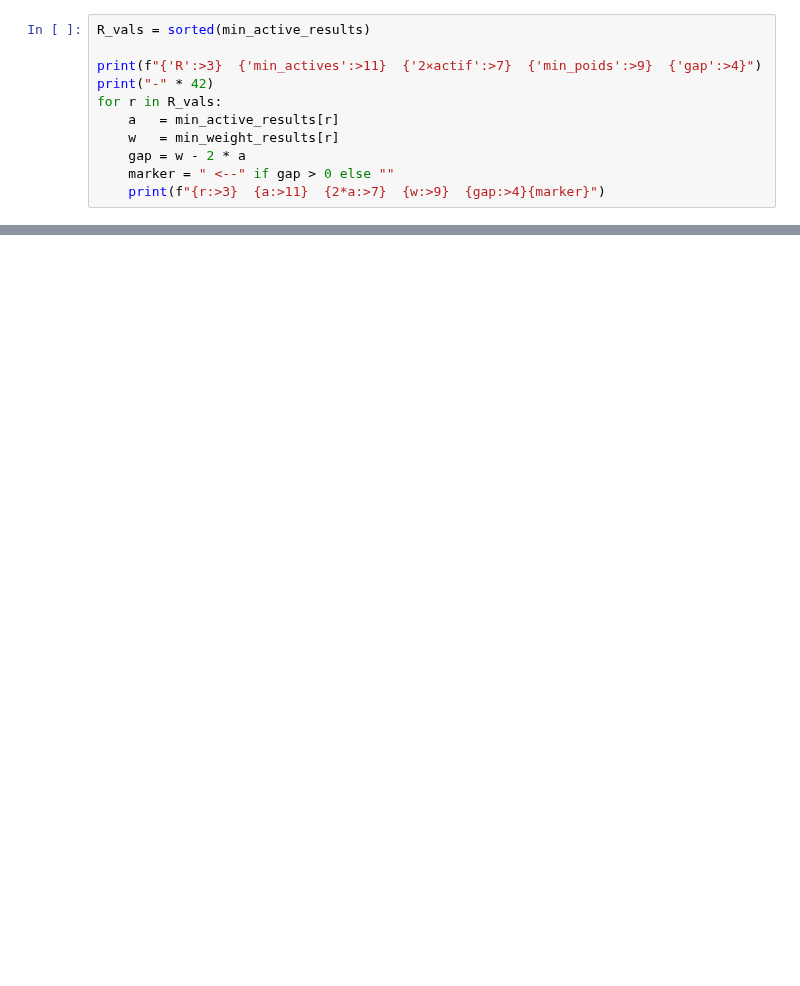
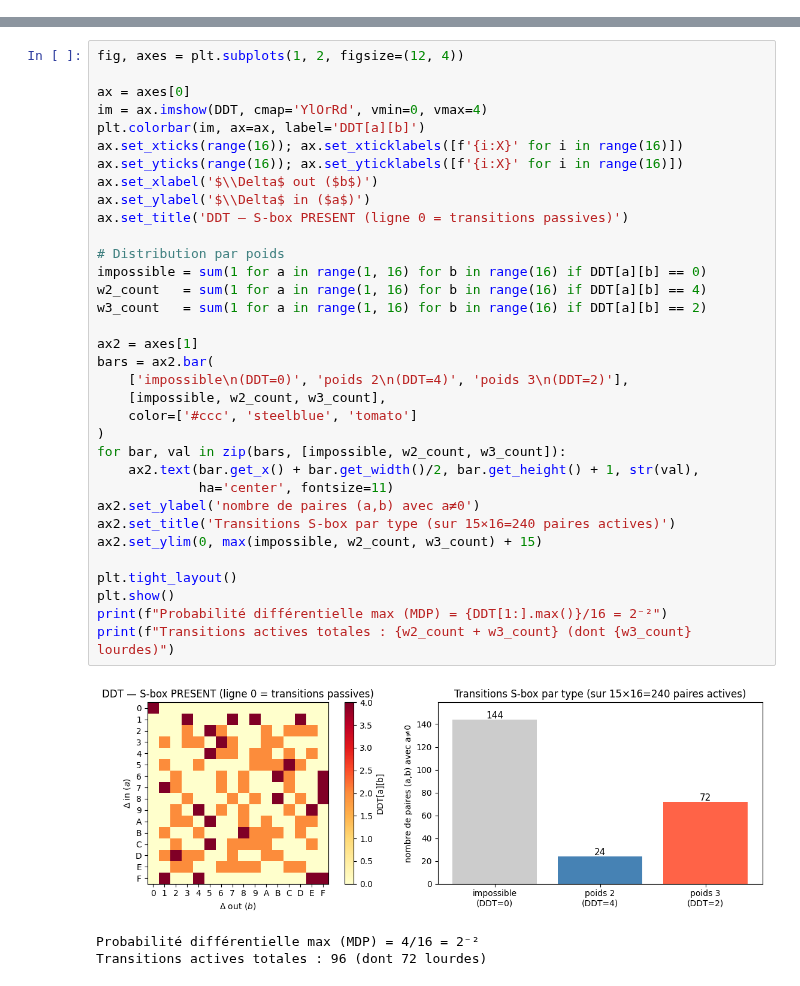
Before and after one commit to touikss/present-sat-cryptanalysis, a Jupyter notebook: notebook.ipynb, the cells around one changed output, grey strips where cells are left out. Cells and saved outputs as stored; diff of their text form; blank space fills up the shorter version.

```diff
--- a/notebook.ipynb
+++ b/notebook.ipynb
@@ -227,11 +0,0 @@ with ProcessPoolExecutor(max_workers=n_workers) as ex:
-# %%
-R_vals = sorted(min_active_results)
-
-print(f"{'R':>3}  {'min_actives':>11}  {'2×actif':>7}  {'min_poids':>9}  {'gap':>4}")
-print("-" * 42)
-for r in R_vals:
-    a   = min_active_results[r]
-    w   = min_weight_results[r]
-    gap = w - 2 * a
-    marker = " <--" if gap > 0 else ""
-    print(f"{r:>3}  {a:>11}  {2*a:>7}  {w:>9}  {gap:>4}{marker}")
@@ -360,0 +158,38 @@ de recherche, mais avec des bornes inférieures $B[r]$ calculées inductivement.
+# %%
+fig, axes = plt.subplots(1, 2, figsize=(12, 4))
+
+ax = axes[0]
+im = ax.imshow(DDT, cmap='YlOrRd', vmin=0, vmax=4)
+plt.colorbar(im, ax=ax, label='DDT[a][b]')
+ax.set_xticks(range(16)); ax.set_xticklabels([f'{i:X}' for i in range(16)])
+ax.set_yticks(range(16)); ax.set_yticklabels([f'{i:X}' for i in range(16)])
+ax.set_xlabel('$\\Delta$ out ($b$)')
+ax.set_ylabel('$\\Delta$ in ($a$)')
+ax.set_title('DDT — S-box PRESENT (ligne 0 = transitions passives)')
+
+# Distribution par poids
+impossible = sum(1 for a in range(1, 16) for b in range(16) if DDT[a][b] == 0)
+w2_count   = sum(1 for a in range(1, 16) for b in range(16) if DDT[a][b] == 4)
+w3_count   = sum(1 for a in range(1, 16) for b in range(16) if DDT[a][b] == 2)
+
+ax2 = axes[1]
+bars = ax2.bar(
+    ['impossible\n(DDT=0)', 'poids 2\n(DDT=4)', 'poids 3\n(DDT=2)'],
+    [impossible, w2_count, w3_count],
+    color=['#ccc', 'steelblue', 'tomato']
+)
+for bar, val in zip(bars, [impossible, w2_count, w3_count]):
+    ax2.text(bar.get_x() + bar.get_width()/2, bar.get_height() + 1, str(val),
+             ha='center', fontsize=11)
+ax2.set_ylabel('nombre de paires (a,b) avec a≠0')
+ax2.set_title('Transitions S-box par type (sur 15×16=240 paires actives)')
+ax2.set_ylim(0, max(impossible, w2_count, w3_count) + 15)
+
+plt.tight_layout()
+plt.show()
+print(f"Probabilité différentielle max (MDP) = {DDT[1:].max()}/16 = 2⁻²")
+print(f"Transitions actives totales : {w2_count + w3_count} (dont {w3_count} lourdes)")
+# %% [output]
+[figure, added]
+Probabilité différentielle max (MDP) = 4/16 = 2⁻²
+Transitions actives totales : 96 (dont 72 lourdes)
```
Also changed, not shown: parts of 44 cells of this notebook.
